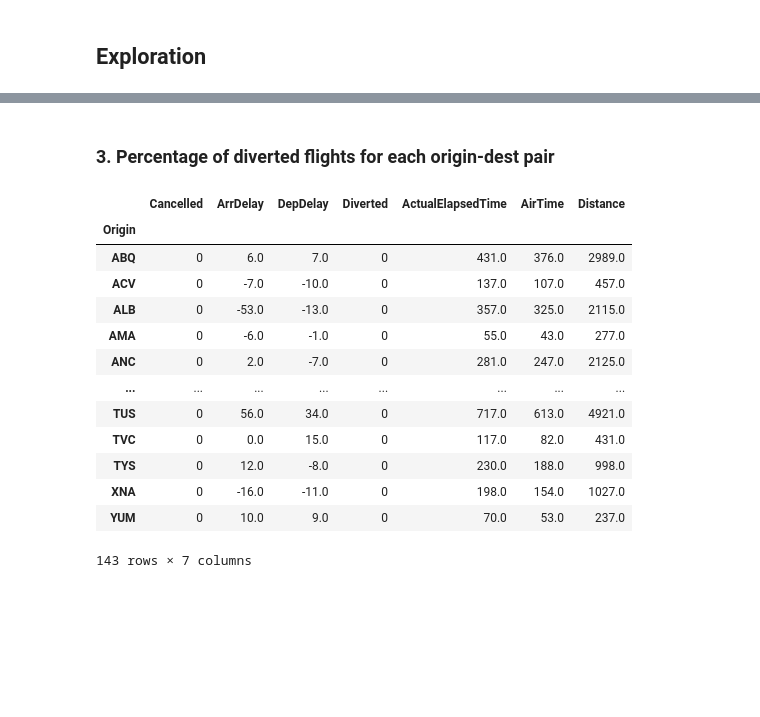
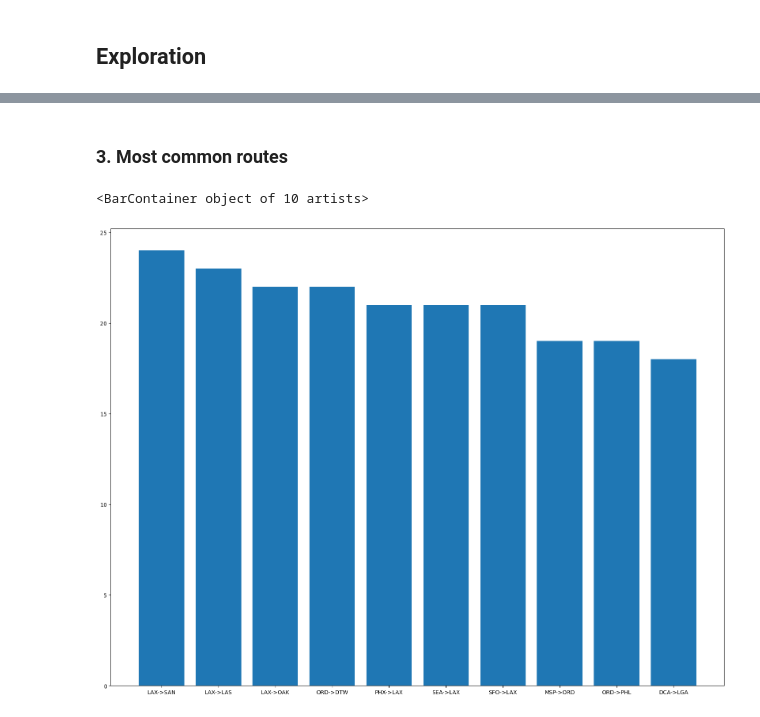
Before and after one commit to nadavoved/another_analysis, a Jupyter notebook: Part_I_notebook.ipynb, the cells around one changed output, grey strips where cells are left out. Cells and saved outputs as stored; diff of their text form; code cells hidden in the pictures; blank space fills up the shorter version.

```diff
--- a/Part_I_notebook.ipynb
+++ b/Part_I_notebook.ipynb
@@ -96,20 +118,10 @@ sns.displot(data=clean_data, x='DepDelay', y='ArrDelay', cbar=True)
 # %% [markdown]
-### 3. Percentage of diverted flights for each origin-dest pair
+### 3. Most common routes
-# %%
-grouped_df = df.groupby(by = ['Origin'])
-grouped_df.sum()
-# %% [output]
-|  | Cancelled | ArrDelay | DepDelay | Diverted | ActualElapsedTime | AirTime | Distance |
-| Origin |  |  |  |  |  |  |  |
-| ABQ | 0 | 6.0 | 7.0 | 0 | 431.0 | 376.0 | 2989.0 |
-| ACV | 0 | -7.0 | -10.0 | 0 | 137.0 | 107.0 | 457.0 |
-| ALB | 0 | -53.0 | -13.0 | 0 | 357.0 | 325.0 | 2115.0 |
-| AMA | 0 | -6.0 | -1.0 | 0 | 55.0 | 43.0 | 277.0 |
-| ANC | 0 | 2.0 | -7.0 | 0 | 281.0 | 247.0 | 2125.0 |
-| ... | ... | ... | ... | ... | ... | ... | ... |
-| TUS | 0 | 56.0 | 34.0 | 0 | 717.0 | 613.0 | 4921.0 |
-| TVC | 0 | 0.0 | 15.0 | 0 | 117.0 | 82.0 | 431.0 |
-| TYS | 0 | 12.0 | -8.0 | 0 | 230.0 | 188.0 | 998.0 |
-| XNA | 0 | -16.0 | -11.0 | 0 | 198.0 | 154.0 | 1027.0 |
-| YUM | 0 | 10.0 | 9.0 | 0 | 70.0 | 53.0 | 237.0 |
-143 rows × 7 columns
+# %%
+fig = plt.figure(figsize=(20, 15))
+routes = df.groupby('route', as_index=False).size()
+chart_data = routes.nlargest(n=10, columns='size')
+plt.bar(x=chart_data['route'], height=chart_data['size'])
+# %% [output]
+<BarContainer object of 10 artists>
+[figure, added]
```
Also changed, not shown: parts of 16 cells of this notebook, 1 other file.
